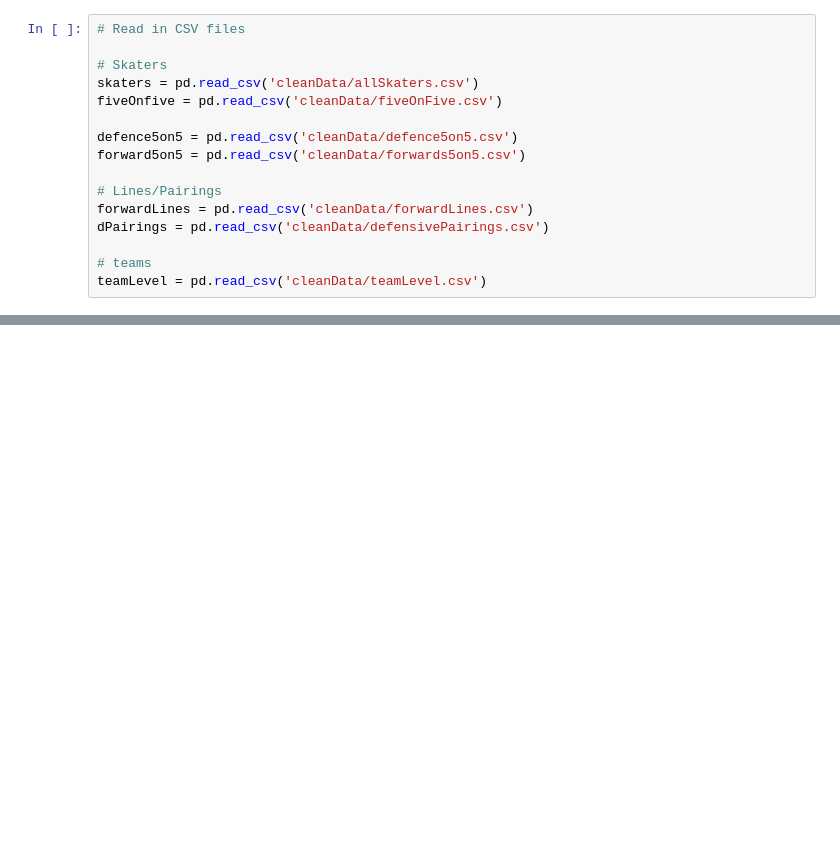
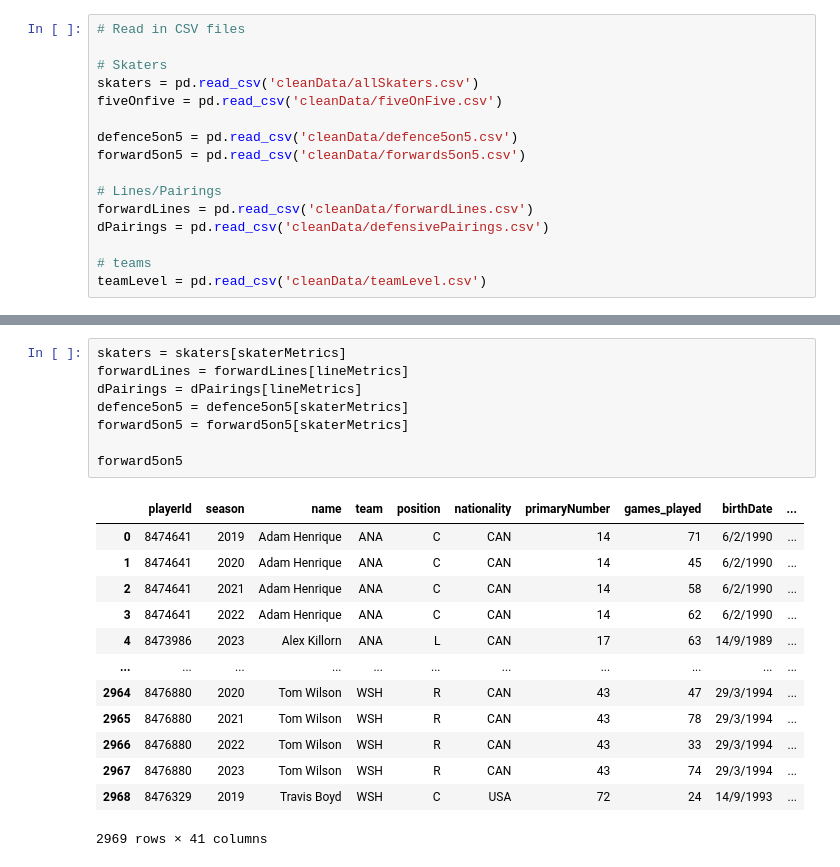
Before and after one commit to emrkel/NHL-Line-Optimisation, a Jupyter notebook: dataAnalysis.ipynb, the cells around one changed output, grey strips where cells are left out. Cells and saved outputs as stored; diff of their text form; blank space fills up the shorter version.

Commit message:
identify columns/metrics to be used. Reduce df's to just these columns

```diff
--- a/dataAnalysis.ipynb
+++ b/dataAnalysis.ipynb
@@ -40,0 +126,22 @@ skaters.describe()
+# %%
+skaters = skaters[skaterMetrics]
+forwardLines = forwardLines[lineMetrics]
+dPairings = dPairings[lineMetrics]
+defence5on5 = defence5on5[skaterMetrics]
+forward5on5 = forward5on5[skaterMetrics]
+
+forward5on5
+# %% [output]
+|  | playerId | season | name | team | position | nationality | primaryNumber | games_played | birthDate | ... |
+| 0 | 8474641 | 2019 | Adam Henrique | ANA | C | CAN | 14 | 71 | 6/2/1990 | ... |
+| 1 | 8474641 | 2020 | Adam Henrique | ANA | C | CAN | 14 | 45 | 6/2/1990 | ... |
+| 2 | 8474641 | 2021 | Adam Henrique | ANA | C | CAN | 14 | 58 | 6/2/1990 | ... |
+| 3 | 8474641 | 2022 | Adam Henrique | ANA | C | CAN | 14 | 62 | 6/2/1990 | ... |
+| 4 | 8473986 | 2023 | Alex Killorn | ANA | L | CAN | 17 | 63 | 14/9/1989 | ... |
+| ... | ... | ... | ... | ... | ... | ... | ... | ... | ... | ... |
+| 2964 | 8476880 | 2020 | Tom Wilson | WSH | R | CAN | 43 | 47 | 29/3/1994 | ... |
+| 2965 | 8476880 | 2021 | Tom Wilson | WSH | R | CAN | 43 | 78 | 29/3/1994 | ... |
+| 2966 | 8476880 | 2022 | Tom Wilson | WSH | R | CAN | 43 | 33 | 29/3/1994 | ... |
+| 2967 | 8476880 | 2023 | Tom Wilson | WSH | R | CAN | 43 | 74 | 29/3/1994 | ... |
+| 2968 | 8476329 | 2019 | Travis Boyd | WSH | C | USA | 72 | 24 | 14/9/1993 | ... |
+2969 rows × 41 columns
```
Also changed, not shown: parts of 3 cells of this notebook.
